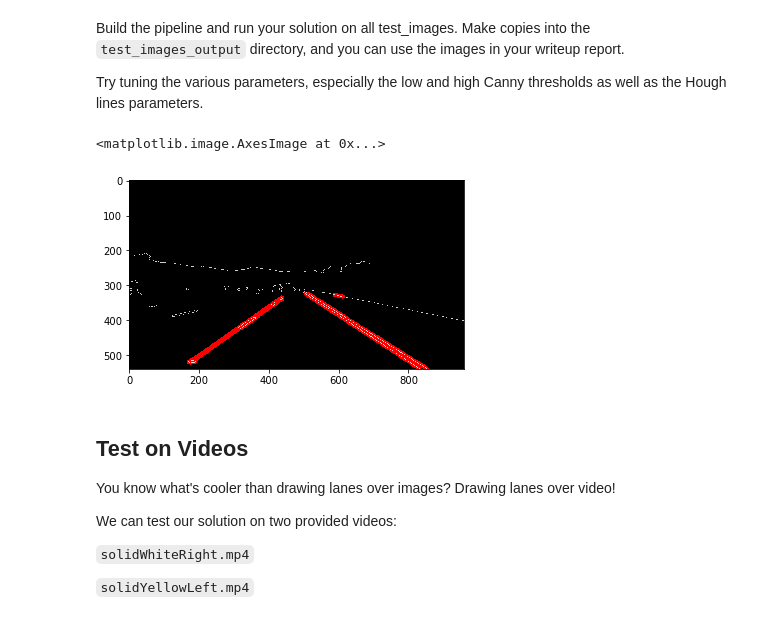
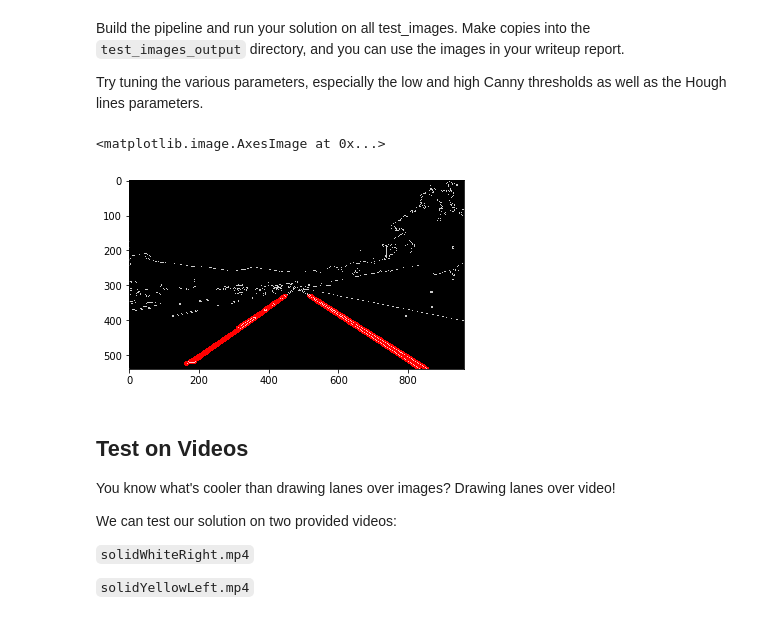
Before and after one commit to AkramBaharlouei/CarND-LaneLines-P1, a Jupyter notebook: P1_AkinaV1.ipynb, the cells around one changed output. Saved outputs shown, nothing was run; the diff lists cells and outputs as text; code cells hidden in the pictures.

```diff
--- a/P1_AkinaV1.ipynb
+++ b/P1_AkinaV1.ipynb
@@ -195,14 +195,21 @@ Try tuning the various parameters, especially the low and high Canny thresholds
 # %%
 # TODO: Build your pipeline that will draw lane lines on the test_images
 # then save them to the test_images directory.
-
+infile = "test_images/solidWhiteRight.jpg"
+#infile = "test_images/solidWhiteRight-out.jpgAA.jpg"
+#infile = "test_images/out-14.jpg"
+outfile = "test_images/solidWhiteRight-out.jpg"
+#outfile2 = "test_Y/out-"
+outfile2 = "test_images/out-"
 
 # Read in and grayscale the image
-# = mpimg.imread'test_images/solidWhiteRight.jpg')
+# = mpimg.imread'test_images/solidWhiteRight.jpg
+image = mpimg.imread(infile)
+
 gray = cv2.cvtColor(image,cv2.COLOR_RGB2GRAY)
 
 # Define a kernel size and apply Gaussian smoothing
-kernel_size = 11
+kernel_size = 5
 blur_gray = cv2.GaussianBlur(gray,(kernel_size, kernel_size),0)
 
 # Define our parameters for Canny and apply
@@ -216,38 +223,42 @@ ignore_mask_color = 255
 
 # This time we are defining a four sided polygon to mask
 imshape = image.shape
-vertices = np.array([[(0,imshape[0]),(400, 325), (600, 325), (imshape[1],imshape[0])]], dtype=np.int32)
-cv2.fillPoly(mask, vertices, ignore_mask_color)
-masked_edges = cv2.bitwise_and(edges, mask)
+
+vertices = np.array([[(100,540),(390, 330), (550, 330), (880,540)]], dtype=np.int32)
+masked_edges = region_of_interest(edges, vertices)
+plt.imshow(masked_edges, cmap='gray')
+
+
+
 
 # Define the Hough transform parameters
 # Make a blank the same size as our image to draw on
 rho = 2 # distance resolution in pixels of the Hough grid
 theta = np.pi/180 # angular resolution in radians of the Hough grid
 threshold = 10     # minimum number of votes (intersections in Hough grid cell)
 min_line_length = 10 #minimum number of pixels making up a line
 max_line_gap =150    # maximum gap in pixels between connectable line segments
 line_image = np.copy(image)*0 # creating a blank to draw lines on
 
 # Run Hough on edge detected image
 # Output "lines" is an array containing endpoints of detected line segments
 lines = cv2.HoughLinesP(masked_edges, rho, theta, threshold, np.array([]),
                             min_line_length, max_line_gap)
 
 # Iterate over the output "lines" and draw lines on a blank image
 for line in lines:
     for x1,y1,x2,y2 in line:
         cv2.line(line_image,(x1,y1),(x2,y2),(255,0,0),10)
 
 # Create a "color" binary image to combine with line image
 color_edges = np.dstack((edges, edges, edges))
 
 # Draw the lines on the edge image
 lines_edges = cv2.addWeighted(color_edges, 0.8, line_image, 1, 0)
 plt.imshow(lines_edges)
 # %% [output]
 <matplotlib.image.AxesImage at 0x...>
-[figure, old version]
+[figure, new version]
 # %% [markdown]
 ## Test on Videos
 
```
Also changed, not shown: parts of 7 cells of this notebook.
